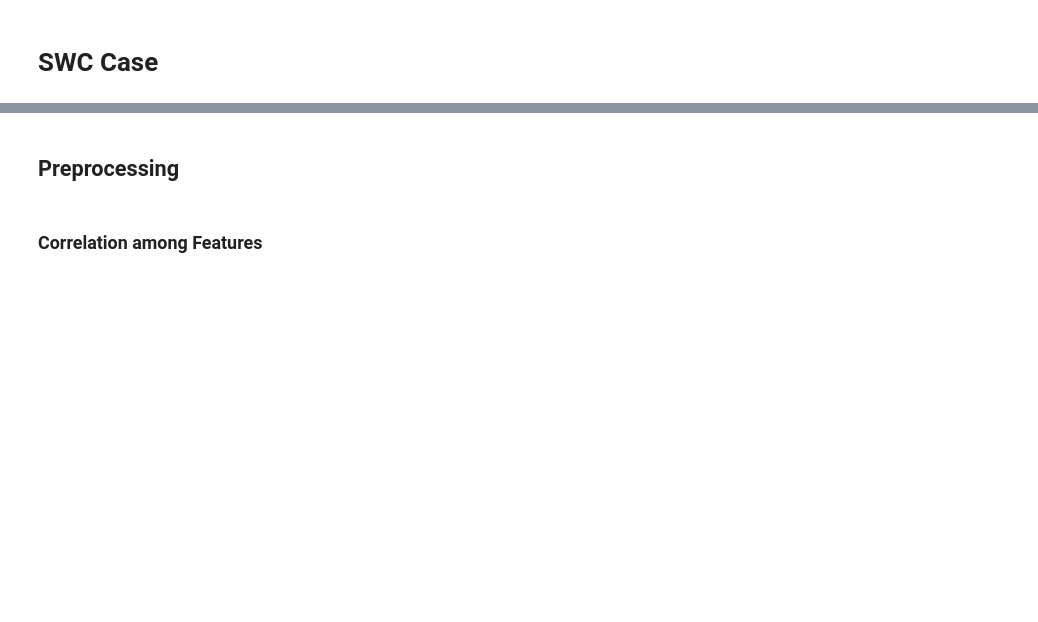
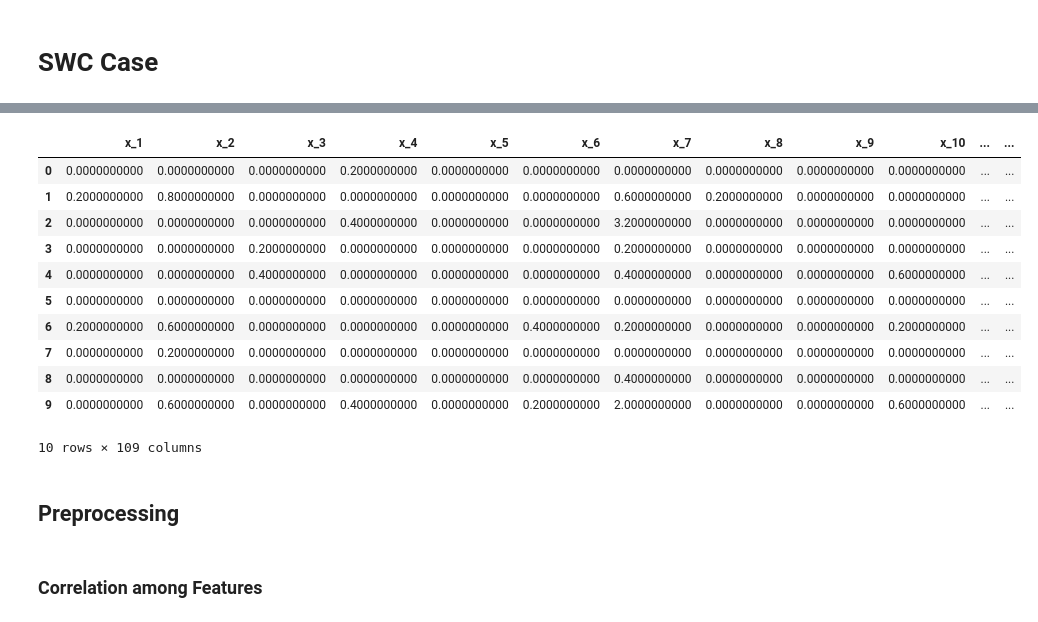
Before and after one commit to stopdemir/Machine-Learning-Study, a Jupyter notebook: SWC.ipynb, the cells around one changed output, grey strips where cells are left out. Drawn from its saved outputs; the diff is of its cells as text; code cells hidden in the pictures; blank space fills up the shorter version.

```diff
--- a/SWC.ipynb
+++ b/SWC.ipynb
@@ -48,7 +48,20 @@ example_data = pd.read_csv('example.csv')
 print('number of data points in the train data: ' , len(train_data))
 print('number of data points in the test data: ' , len(test_data))
 # %%
-train_data.head(5)
+train_data.head(10)
+# %% [output]
+|  | x_1 | x_2 | x_3 | x_4 | x_5 | x_6 | x_7 | x_8 | x_9 | x_10 | ... | ... |
+| 0 | 0.0000000000 | 0.0000000000 | 0.0000000000 | 0.2000000000 | 0.0000000000 | 0.0000000000 | 0.0000000000 | 0.0000000000 | 0.0000000000 | 0.0000000000 | ... | ... |
+| 1 | 0.2000000000 | 0.8000000000 | 0.0000000000 | 0.0000000000 | 0.0000000000 | 0.0000000000 | 0.6000000000 | 0.2000000000 | 0.0000000000 | 0.0000000000 | ... | ... |
+| 2 | 0.0000000000 | 0.0000000000 | 0.0000000000 | 0.4000000000 | 0.0000000000 | 0.0000000000 | 3.2000000000 | 0.0000000000 | 0.0000000000 | 0.0000000000 | ... | ... |
+| 3 | 0.0000000000 | 0.0000000000 | 0.2000000000 | 0.0000000000 | 0.0000000000 | 0.0000000000 | 0.2000000000 | 0.0000000000 | 0.0000000000 | 0.0000000000 | ... | ... |
+| 4 | 0.0000000000 | 0.0000000000 | 0.4000000000 | 0.0000000000 | 0.0000000000 | 0.0000000000 | 0.4000000000 | 0.0000000000 | 0.0000000000 | 0.6000000000 | ... | ... |
+| 5 | 0.0000000000 | 0.0000000000 | 0.0000000000 | 0.0000000000 | 0.0000000000 | 0.0000000000 | 0.0000000000 | 0.0000000000 | 0.0000000000 | 0.0000000000 | ... | ... |
+| 6 | 0.2000000000 | 0.6000000000 | 0.0000000000 | 0.0000000000 | 0.0000000000 | 0.4000000000 | 0.2000000000 | 0.0000000000 | 0.0000000000 | 0.2000000000 | ... | ... |
+| 7 | 0.0000000000 | 0.2000000000 | 0.0000000000 | 0.0000000000 | 0.0000000000 | 0.0000000000 | 0.0000000000 | 0.0000000000 | 0.0000000000 | 0.0000000000 | ... | ... |
+| 8 | 0.0000000000 | 0.0000000000 | 0.0000000000 | 0.0000000000 | 0.0000000000 | 0.0000000000 | 0.4000000000 | 0.0000000000 | 0.0000000000 | 0.0000000000 | ... | ... |
+| 9 | 0.0000000000 | 0.6000000000 | 0.0000000000 | 0.4000000000 | 0.0000000000 | 0.2000000000 | 2.0000000000 | 0.0000000000 | 0.0000000000 | 0.6000000000 | ... | ... |
+10 rows × 109 columns
 # %%
 test_data.head(5)
 # %%
```
Also changed, not shown: parts of 1 cell of this notebook.
